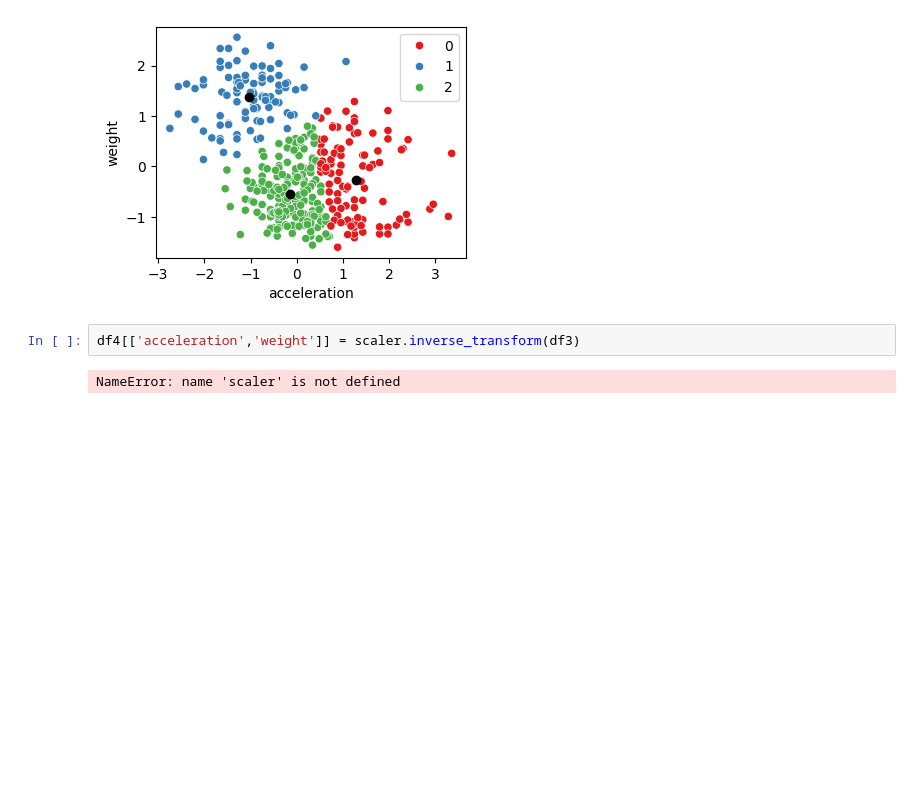
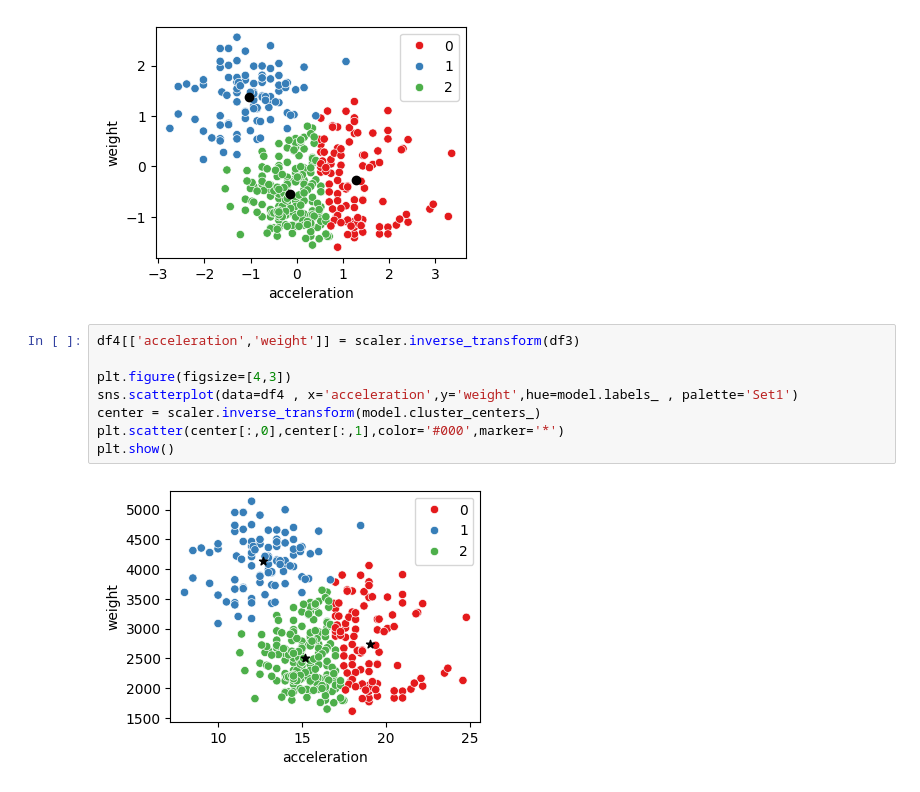
Before and after one commit to GameNPN/KU-Data-Science, a Jupyter notebook: Week 9/Data-Mining_Learning2.ipynb, the cells around one changed output. Saved outputs shown, nothing was run; the diff lists cells and outputs as text; blank space fills up the shorter version.

```diff
--- a/Week 9/Data-Mining_Learning2.ipynb
+++ b/Week 9/Data-Mining_Learning2.ipynb
@@ -195,7 +195,13 @@ plt.scatter(model.cluster_centers_[:,0],model.cluster_centers_[:,1],color='#000'
 plt.show()
 # %% [output]
 [figure]
-# %%
-df4[['acceleration','weight']] = scaler.inverse_transform(df3)
-# %% [output]
-NameError: name 'scaler' is not defined
+# %%
+df4[['acceleration','weight']] = scaler.inverse_transform(df3)
+
+plt.figure(figsize=[4,3])
+sns.scatterplot(data=df4 , x='acceleration',y='weight',hue=model.labels_ , palette='Set1')
+center = scaler.inverse_transform(model.cluster_centers_)
+plt.scatter(center[:,0],center[:,1],color='#000',marker='*')
+plt.show()
+# %% [output]
+[figure, added]
```
Also changed, not shown: 1 other file.
